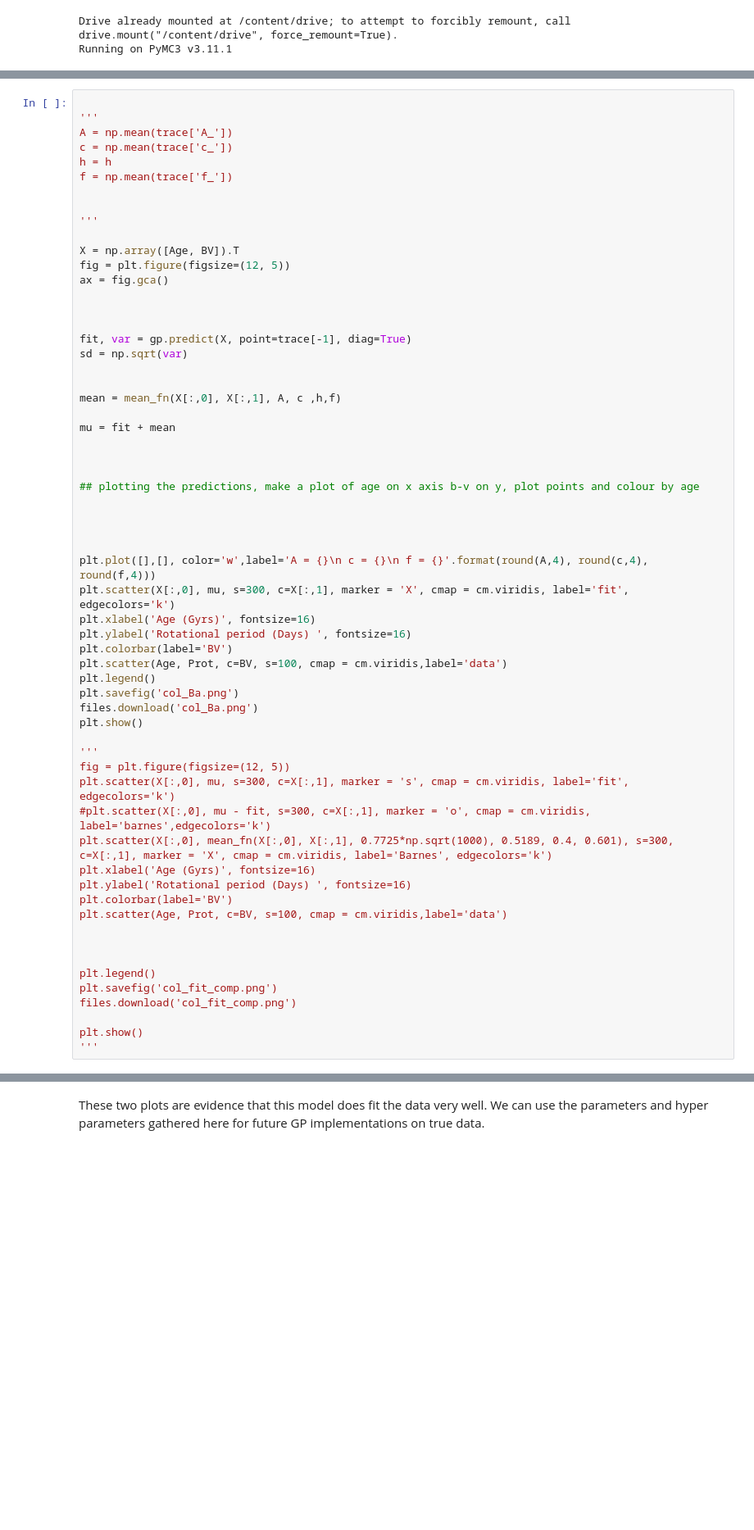
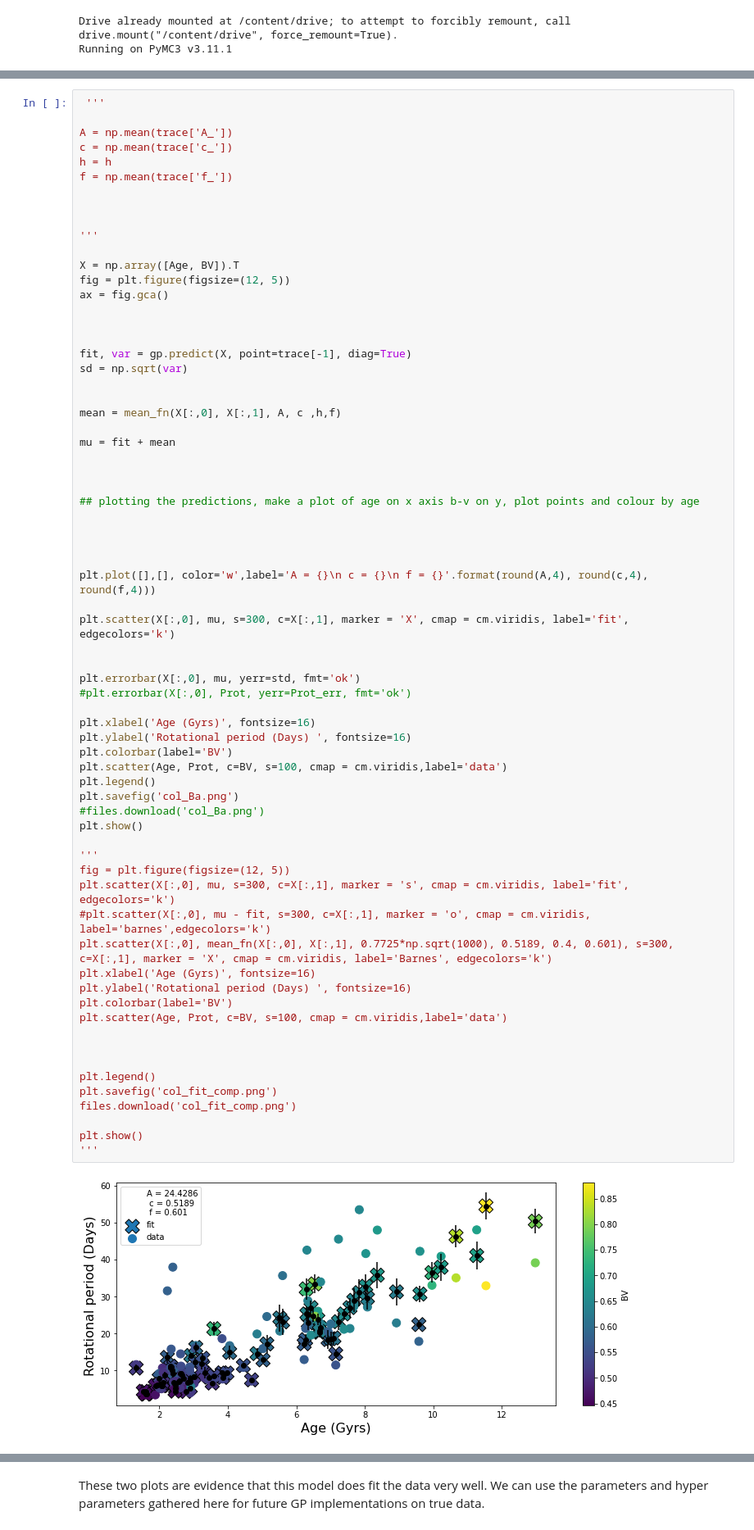
Before and after one commit to ni-phy/year4-project, a Jupyter notebook: Henry/3d_fitting_real.ipynb, the cells around one changed output, grey strips where cells are left out. Shown at 82% size. Drawn from its saved outputs; the diff is of its cells as text; blank space fills up the shorter version.

```diff
--- a/Henry/3d_fitting_real.ipynb
+++ b/Henry/3d_fitting_real.ipynb
@@ -328,10 +376,11 @@ print(Age_new.shape)
 # %%
+ '''
 
-'''
 A = np.mean(trace['A_'])
 c = np.mean(trace['c_'])
 h = h
 f = np.mean(trace['f_'])
+
 
 
 '''
@@ -358,31 +407,39 @@ mu = fit + mean
 
 
 plt.plot([],[], color='w',label='A = {}\n c = {}\n f = {}'.format(round(A,4), round(c,4), round(f,4)))
+
 plt.scatter(X[:,0], mu, s=300, c=X[:,1], marker = 'X', cmap = cm.viridis, label='fit', edgecolors='k')
+
+
+plt.errorbar(X[:,0], mu, yerr=std, fmt='ok')
+#plt.errorbar(X[:,0], Prot, yerr=Prot_err, fmt='ok')
+
 plt.xlabel('Age (Gyrs)', fontsize=16)
 plt.ylabel('Rotational period (Days) ', fontsize=16)
 plt.colorbar(label='BV')
 plt.scatter(Age, Prot, c=BV, s=100, cmap = cm.viridis,label='data')
 plt.legend()
 plt.savefig('col_Ba.png')
-files.download('col_Ba.png')
+#files.download('col_Ba.png')
 plt.show()
 
 '''
 fig = plt.figure(figsize=(12, 5))
 plt.scatter(X[:,0], mu, s=300, c=X[:,1], marker = 's', cmap = cm.viridis, label='fit', edgecolors='k')
 #plt.scatter(X[:,0], mu - fit, s=300, c=X[:,1], marker = 'o', cmap = cm.viridis, label='barnes',edgecolors='k')
 plt.scatter(X[:,0], mean_fn(X[:,0], X[:,1], 0.7725*np.sqrt(1000), 0.5189, 0.4, 0.601), s=300, c=X[:,1], marker = 'X', cmap = cm.viridis, label='Barnes', edgecolors='k')
 plt.xlabel('Age (Gyrs)', fontsize=16)
 plt.ylabel('Rotational period (Days) ', fontsize=16)
 plt.colorbar(label='BV')
 plt.scatter(Age, Prot, c=BV, s=100, cmap = cm.viridis,label='data')
 
 
 
 plt.legend()
 plt.savefig('col_fit_comp.png')
 files.download('col_fit_comp.png')
 
 plt.show()
 '''
+# %% [output]
+[figure, added]
```
Also changed, not shown: parts of 14 cells of this notebook.
